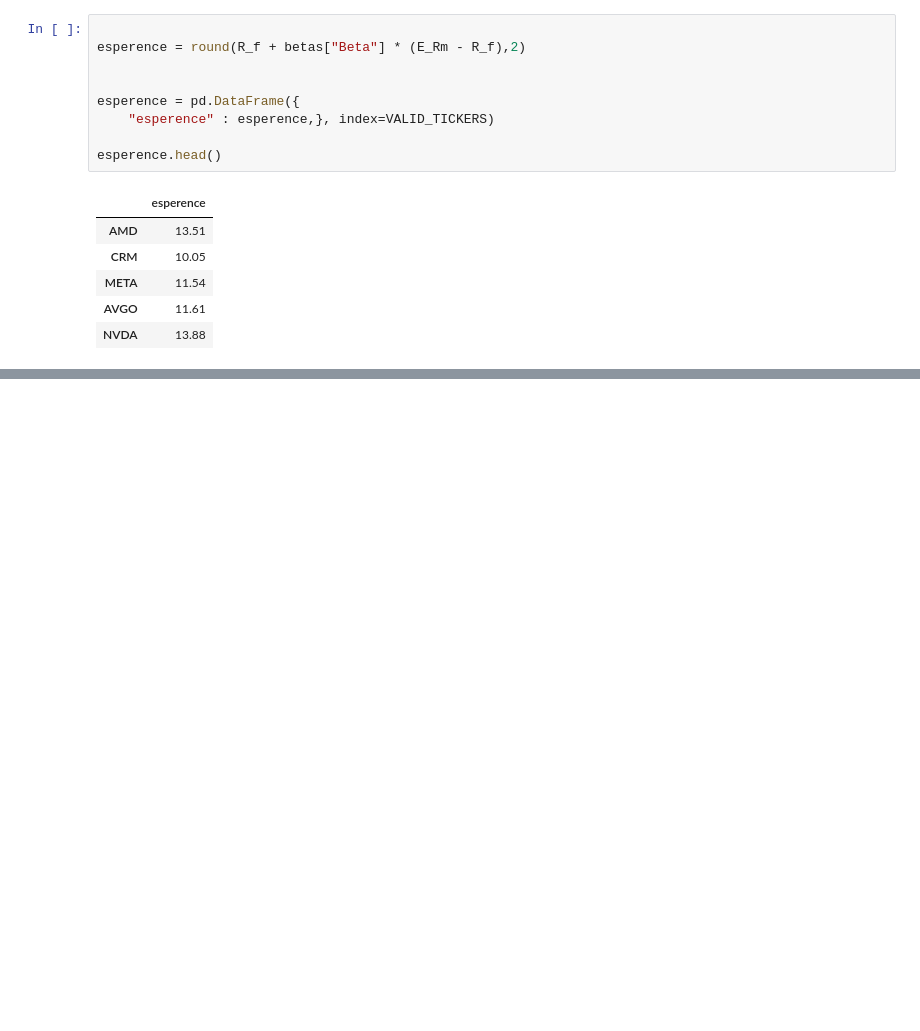
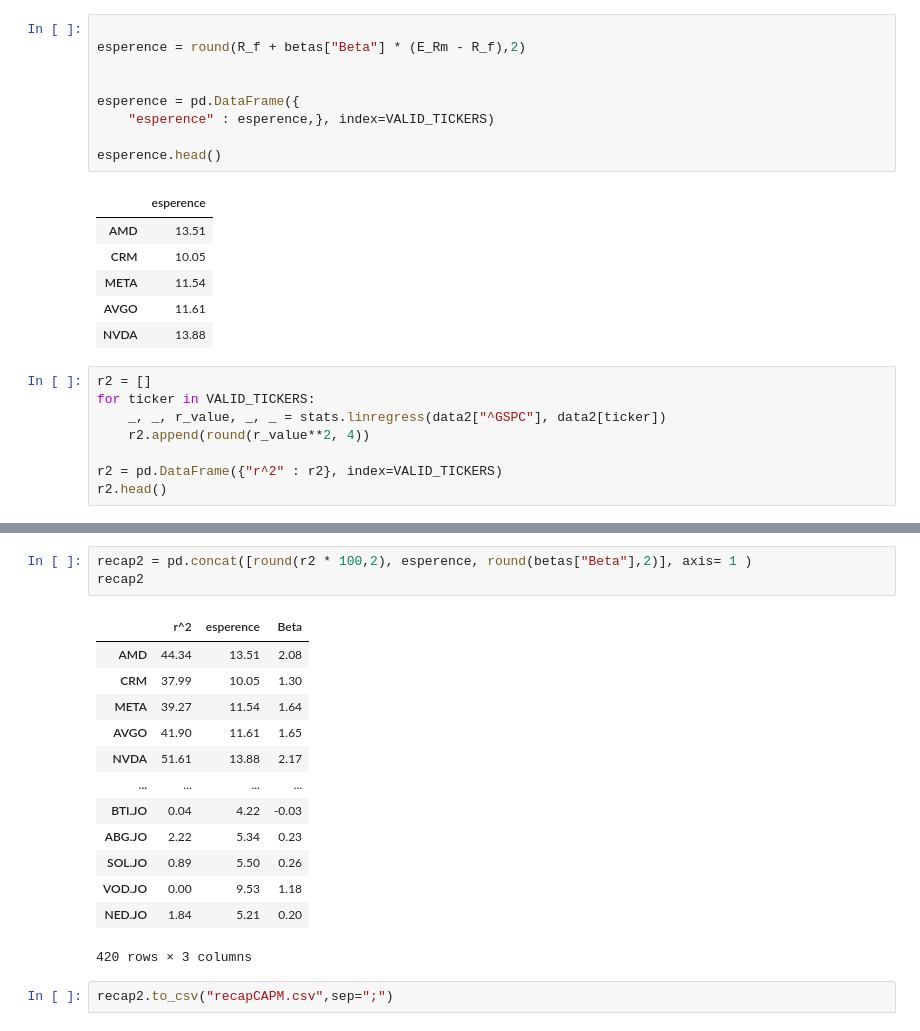
Before and after one commit to alabienlecouz/portfolio-V1, a Jupyter notebook: rentability model/model-CAPM.ipynb, the cells around one changed output, grey strips where cells are left out. Drawn from its saved outputs; the diff is of its cells as text; blank space fills up the shorter version.

```diff
--- a/rentability model/model-CAPM.ipynb
+++ b/rentability model/model-CAPM.ipynb
@@ -162,3 +163,11 @@ esperence.head()
 | META | 11.54 |
 | AVGO | 11.61 |
 | NVDA | 13.88 |
+# %%
+r2 = []
+for ticker in VALID_TICKERS:
+    _, _, r_value, _, _ = stats.linregress(data2["^GSPC"], data2[ticker])
+    r2.append(round(r_value**2, 4))
+
+r2 = pd.DataFrame({"r^2" : r2}, index=VALID_TICKERS)
+r2.head()
@@ -164,0 +181,19 @@ esperence.head()
+# %%
+recap2 = pd.concat([round(r2 * 100,2), esperence, round(betas["Beta"],2)], axis= 1 )
+recap2
+# %% [output]
+|  | r^2 | esperence | Beta |
+| AMD | 44.34 | 13.51 | 2.08 |
+| CRM | 37.99 | 10.05 | 1.30 |
+| META | 39.27 | 11.54 | 1.64 |
+| AVGO | 41.90 | 11.61 | 1.65 |
+| NVDA | 51.61 | 13.88 | 2.17 |
+| ... | ... | ... | ... |
+| BTI.JO | 0.04 | 4.22 | -0.03 |
+| ABG.JO | 2.22 | 5.34 | 0.23 |
+| SOL.JO | 0.89 | 5.50 | 0.26 |
+| VOD.JO | 0.00 | 9.53 | 1.18 |
+| NED.JO | 1.84 | 5.21 | 0.20 |
+420 rows × 3 columns
+# %%
+recap2.to_csv("recapCAPM.csv",sep=";")
```
Also changed, not shown: parts of 2 cells of this notebook.
